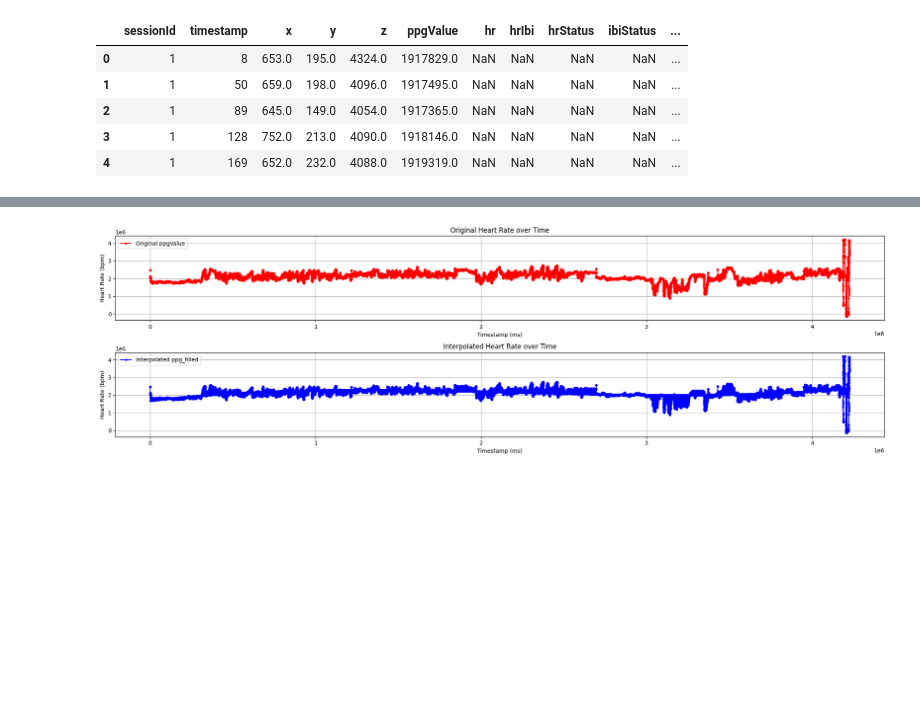
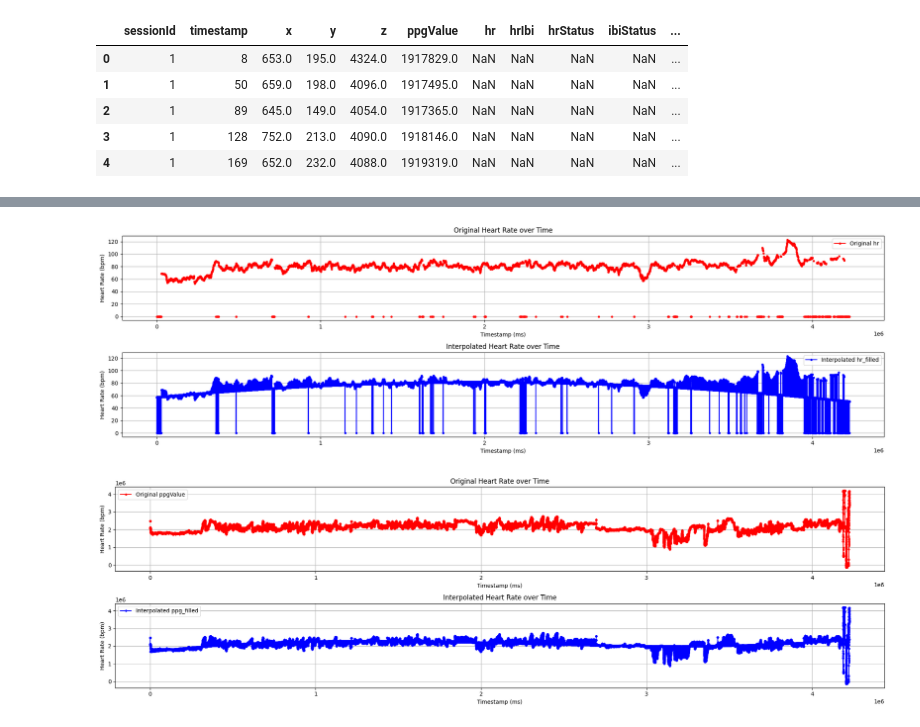
Before and after one commit to Louis-Mozart/BBDC, a Jupyter notebook: feature_exploration.ipynb, the cells around one changed output, grey strips where cells are left out. Cells and saved outputs as stored; diff of their text form; code cells hidden in the pictures; blank space fills up the shorter version.

Commit message:
filling hr values done

```diff
--- a/feature_exploration.ipynb
+++ b/feature_exploration.ipynb
@@ -15,8 +15,8 @@ Data1.head()
 | 3 | 1 | 128 | 752.0 | 213.0 | 4090.0 | 1918146.0 | NaN | NaN | NaN | NaN | ... |
 | 4 | 1 | 169 | 652.0 | 232.0 | 4088.0 | 1919319.0 | NaN | NaN | NaN | NaN | ... |
 # %%
-ppg_filler = Filler(3)
-Data1 = ppg_filler.fill_all_Id(Data1)
+ppg_filler = Filler()
+Data1 = ppg_filler.fill_all_Id(Data1, deg_ppg= 3, deg_hr= 2)
 # %% [output]
 A value is trying to be set on a copy of a slice from a DataFrame.
 Try using .loc[row_indexer,col_indexer] = value instead
@@ -38 +47,30 @@ See the caveats in the documentation: https://pandas.pydata.org/pandas-docs/stab
+# %%
+#hr value test.
+df =  Data1[Data1['sessionId'] == 48]
+
+plt.figure(figsize=(20, 6))
+plt.subplot(2, 1, 1)
+plt.plot(df['timestamp'], df['hr'], marker='.', linestyle='-', color='red', label='Original hr')
+plt.title('Original Heart Rate over Time')
+plt.xlabel('Timestamp (ms)')
+plt.ylabel('Heart Rate (bpm)')
+plt.grid(True)
+plt.legend()
+
+# Create the second subplot for the interpolated 'ppg_filled'
+plt.subplot(2, 1, 2)
+plt.plot(df['timestamp'], df['hr_filled'], marker='.', linestyle='-', color='blue', label='Interpolated hr_filled')
+plt.title('Interpolated Heart Rate over Time')
+plt.xlabel('Timestamp (ms)')
+plt.ylabel('Heart Rate (bpm)')
+plt.grid(True)
+plt.legend()
+
+# Adjust layout
+plt.tight_layout()
+
+# Show the plots
+plt.show()
+# %% [output]
+[figure, added]
 # %%
```
Also changed, not shown: parts of 6 cells of this notebook, 1 other file.
